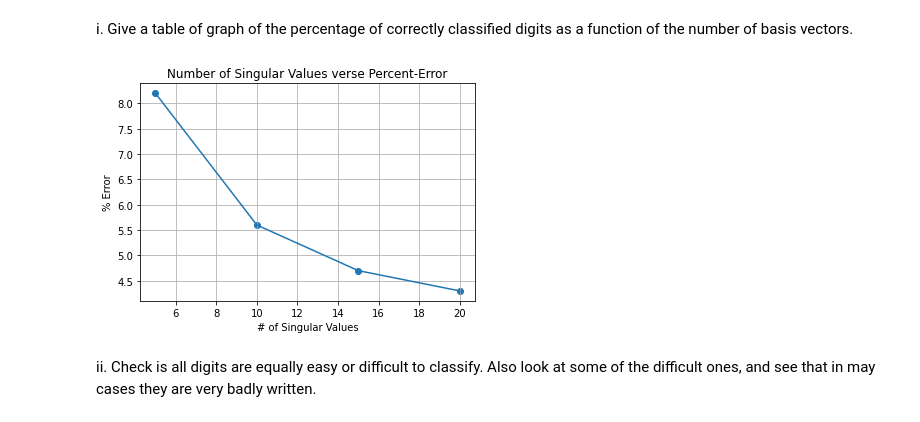
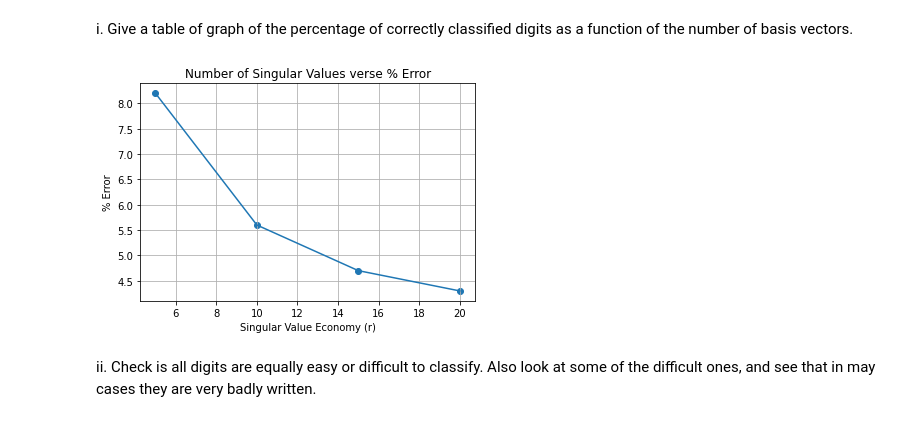
Before and after one commit to fractalclockwork/Math425, a Jupyter notebook: FinalProjectProblem3.ipynb, the cells around one changed output. Saved outputs shown, nothing was run; the diff lists cells and outputs as text; code cells hidden in the pictures.

```diff
--- a/FinalProjectProblem3.ipynb
+++ b/FinalProjectProblem3.ipynb
@@ -105,23 +105,19 @@ for n in range(10):
 # %% [markdown]
 ####  Do the classication using 5, 10, 15 and 20 singular vectors as a basis.
 # %%
-# truncate U
-#k = 20
-K = [5,10,15,20]
-percent_error = []
-misclassified = []
-
-for k in K:
+# function to input K (rank) and outputs percent-error and list of misclassifed indexes
+def correlate(k):
+    misclassified = []
     It = np.zeros((400,400))
     for i in range(k):
         It[i,i]=1
 
     # now apply this to our validation set
-    colBasis = [] # build our basis, not sure if colBasis a good term for this...
+    columnCorrelation = []
     for i in range(10):
-        U = val[i][0] @ It
+        U = val[i][0] @ It  # truncate Left Vector
     #    print(U.shape)
-        colBasis.append(U @ U.transpose())  # See Example 7.4.8 in Lay text.
+        columnCorrelation.append(U @ U.transpose())  # See Example 7.4.8 in Lay text.
     # * Note that for this truncated U, U.T*U = I, however U*U.T ≠ I
     # * We ought to be able to form an other basis using V but it hurts my head to think about it...
 
@@ -133,34 +129,34 @@ for k in K:
         r = vresults[i] #known value
         dict = {}
         for ii in range(10):
-            y_hat = colBasis[ii] @ y # our projection of y onto ColA (U*U.T)
+            y_hat = columnCorrelation[ii] @ y # our projection of y onto ColA (U*U.T)
             z = (y - y_hat)
             dict[ii] =  z.dot(z)
-    #        print(dict[ii])
         sorted_dict = sorted(dict.items(), key= lambda x:x[1], reverse=False)
         prediction = sorted_dict[0][0] #predicted value
-
         if (prediction != r):
             error_count += 1
-            if k == 20:
-                misclassified.append([i, list(r)[0], prediction]) # [ index, expected, predicted, ]
-    #        print(f'Expected: {r[0]} got {prediction}')
-    #        display(sorted_dict)
-
-#    print(f'Error ratio: {error_count/testSize} <-- This is what success looks like!')
-    percent_error.append(error_count/testSize*100)
+            misclassified.append([i, list(r)[0], prediction]) # [ index, expected, predicted ], really poor data abstraction
+    return(error_count/testSize*100, misclassified)
 # %% [markdown]
  i.   Give a table of graph of the percentage of correctly classified digits as a function of the number of basis vectors.
 # %%
+# truncate U
+K = [5,10,15,20]
+percent_error = []
+for k in K:
+    perr, misclassified = correlate(k)
+    percent_error.append(perr)
+
 K, percent_error
 plt.scatter(K,percent_error)
 plt.plot(K,percent_error)
-plt.title('Number of Singular Values verse Percent-Error')
+plt.title('Number of Singular Values verse % Error')
 plt.ylabel('% Error')
-plt.xlabel('# of Singular Values')
+plt.xlabel('Singular Value Economy (r)')
 plt.grid()
 # %% [output]
-[figure, old version]
+[figure, new version]
 # %% [markdown]
  ii.  Check is all digits are equally easy or difficult to classify.  Also look at some of the difficult ones, and see that in may cases they are very badly written.
 # %%
```
Also changed, not shown: parts of 7 cells of this notebook.
